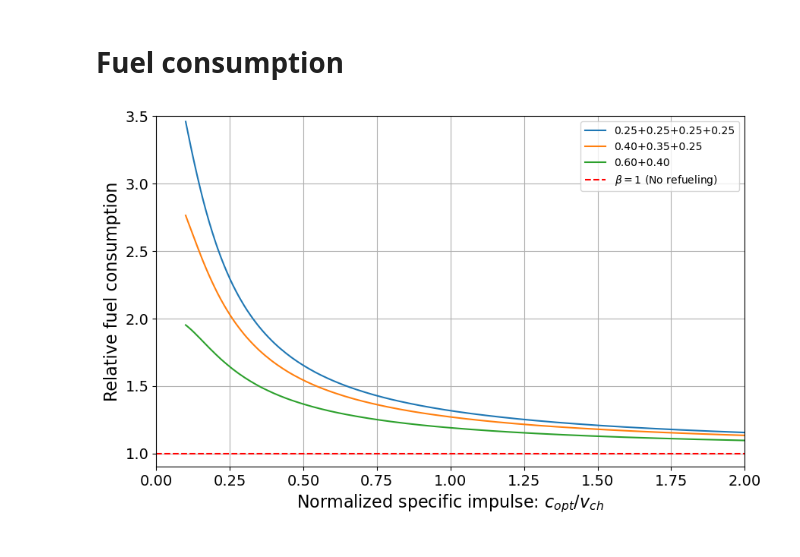
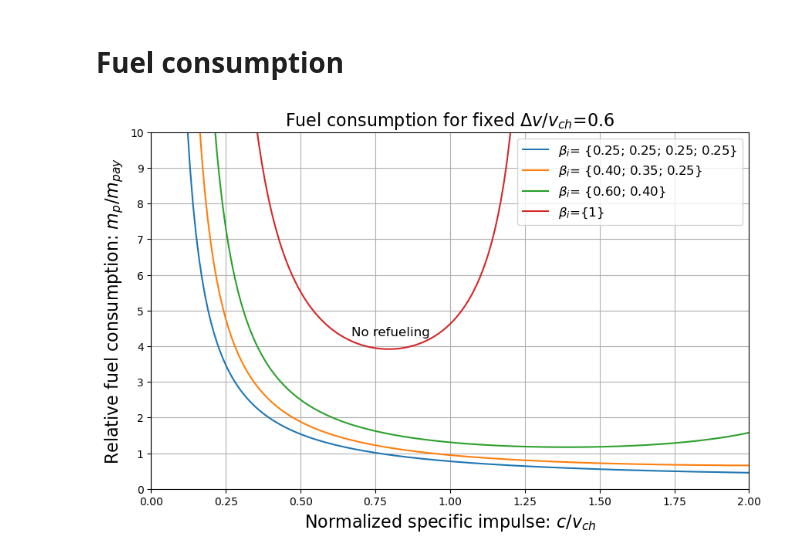
Before and after one commit to Rafid-Ben/Propulsion_optimization, a Jupyter notebook: objective_function.ipynb, the cells around one changed output. Cells and saved outputs as stored; diff of their text form; code cells hidden in the pictures.

```diff
--- a/objective_function.ipynb
+++ b/objective_function.ipynb
@@ -74,14 +74,17 @@ beta_vec=np.array([.1,.2,.3,.4,.5,.6,.7,.8,.9,1])
 
 fig=plt.figure(figsize=(10,6))
 
-
+r1_closest_to_zero = {}
 for beta in beta_vec:
     max_H=[]
     for r1 in r1_vec:
         H=obj_func(r1,r2_vec,beta)
         max_H.append(np.max(H))
+    # Find the r1 value where H is closest to 0
+    closest_index = np.argmin(np.abs(max_H))
+    r1_closest_to_zero[beta] = r1_vec[closest_index]
+
     plt.plot(r1_vec,max_H,label=f"beta={beta}")
-
 
 
 
@@ -206,40 +256,54 @@ plt.savefig("figures/copt_approx.png",bbox_inches='tight')
 # %% [markdown]
 # Fuel consumption
 # %%
-def ratio_consumption(r1,r2,betas):
+def fuel_per_payload(r1,r2,betas):
     assert np.isclose(np.sum(betas), 1), "Error: The sum of betas must be equal to 1"
+    H_list=[]
+    for beta in betas:
+        H=obj_func(r1,r2,beta)
+        H_list.append(H)
+
+    H_min=np.min(H_list)
     sum_mpi=np.sum(1- np.exp(-betas*r1/r2))
-    mp=1-np.exp(-r1/r2)
-    ratio=sum_mpi/mp
+    ratio=sum_mpi/H_min
     return ratio
 # %%
-r2_vec=np.arange(.1,2.1,.01)
+r1=0.6
+r2_vec=np.arange(0.12,2.1,0.01)
 
 betas_list=list((np.array([.25,.25,.25,.25]),np.array([.4,.35,.25]),np.array([.6,.4])))
 
 fig=plt.figure(figsize=(10,6))
 for betas in betas_list:
     ratio=[]
     for r2 in r2_vec:
-        ratio.append(ratio_consumption(r1,r2,betas))
+        ratio.append(fuel_per_payload(r1,r2,betas))
 
-    betas_str = '+'.join([f"{beta:.2f}" for beta in betas])
+
+    betas_str = r'$\beta_i$= {' + '; '.join([f"{beta:.2f}" for beta in betas]) + '}'
     plt.plot(r2_vec, ratio, label=betas_str)
+
+
+ratio_1=[]
+r2_vec=np.arange(0.3,1.25,0.01)
+for r2 in r2_vec:
+    ratio_1.append(fuel_per_payload(r1,r2,np.array([1])))
+
+plt.plot(r2_vec,ratio_1,label=r"$\beta_i$={1}")
 
 
 
 
+plt.xlabel('Normalized specific impulse: $c/v_{ch}$',fontsize=16)
+plt.ylabel('Relative fuel consumption: $m_p/m_{pay}$',fontsize=16)
+plt.title(rf'Fuel consumption for fixed $\Delta v /v_{{ch}}$={r1}',fontsize=16)
+plt.xlim([0,2])
+plt.ylim([0,10])
+plt.yticks(np.arange(0, 11, 1))
+plt.grid(True)
+plt.legend(loc="best",fontsize=12)
+plt.text(0.8, 4.4, 'No refueling', fontsize=12, ha='center', va='center')
 
-plt.plot(np.array([0,2]),np.array([1,1]),"r--",label=r"$\beta=1$ (No refueling)")
-plt.xlabel('Normalized specific impulse: $c_{opt}/v_{ch}$',fontsize=16)
-plt.ylabel('Relative fuel consumption',fontsize=16)
-plt.xlim([0,2])
-plt.ylim([0.9,3.5])
-
-plt.legend(loc="upper right")
-
-plt.grid(True)
-plt.xticks(fontsize=14);
-plt.yticks(fontsize=14);
+plt.savefig("figures/fuel_consumption.png")
 # %% [output]
-[figure, old version]
+[figure, new version]
```
Also changed, not shown: parts of 6 cells of this notebook, 2 other files.
